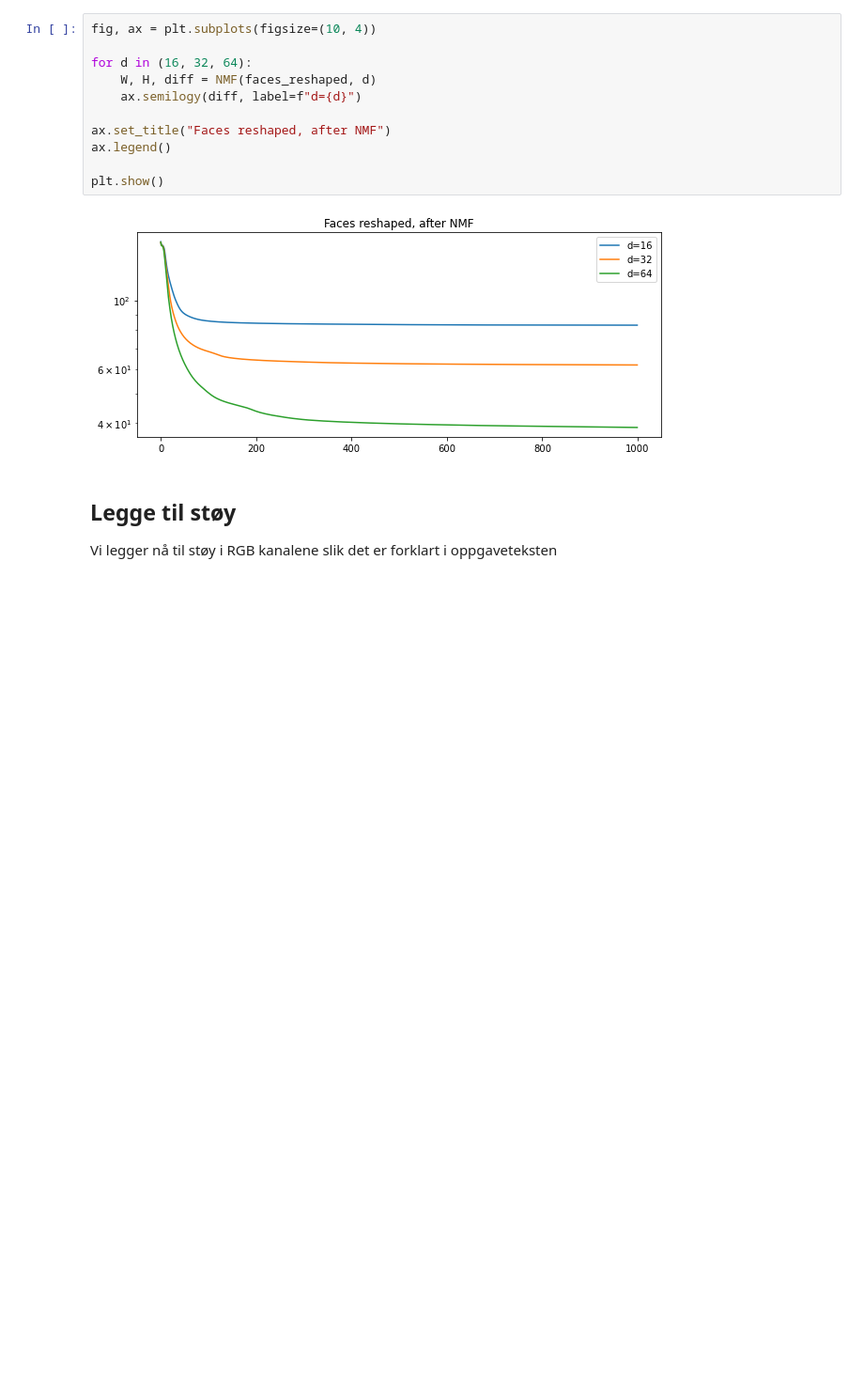
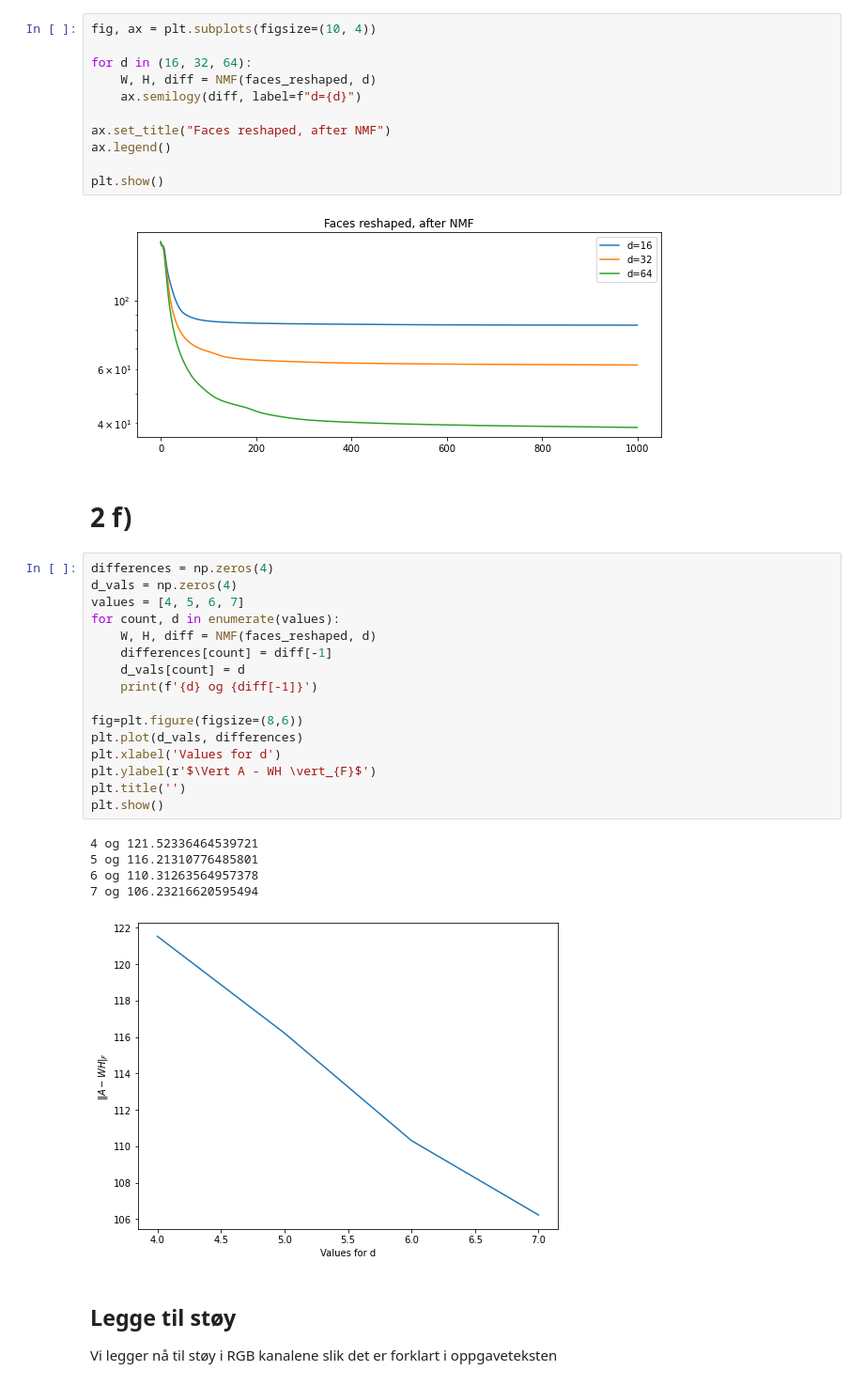
Before and after one commit to LaserGreco/Vitber-Prosjekt-3, a Jupyter notebook: prosjekt3mal.ipynb, the cells around one changed output. Shown at 94% size. Cells and saved outputs as stored; diff of their text form; blank space fills up the shorter version.

```diff
--- a/prosjekt3mal.ipynb
+++ b/prosjekt3mal.ipynb
@@ -323,6 +323,30 @@ ax.legend()
 plt.show()
 # %% [output]
 [figure]
+# %% [markdown]
+# 2 f)
+# %%
+differences = np.zeros(4)
+d_vals = np.zeros(4)
+values = [4, 5, 6, 7]
+for count, d in enumerate(values):
+    W, H, diff = NMF(faces_reshaped, d)
+    differences[count] = diff[-1]
+    d_vals[count] = d
+    print(f'{d} og {diff[-1]}')
+
+fig=plt.figure(figsize=(8,6))
+plt.plot(d_vals, differences)
+plt.xlabel('Values for d')
+plt.ylabel(r'$\Vert A - WH \vert_{F}$')
+plt.title('')
+plt.show()
+# %% [output]
+4 og 121.52336464539721
+5 og 116.21310776485801
+6 og 110.31263564957378
+7 og 106.23216620595494
+[figure, added]
 # %% [markdown]
 <h2> Legge til støy </h2>
 
```
